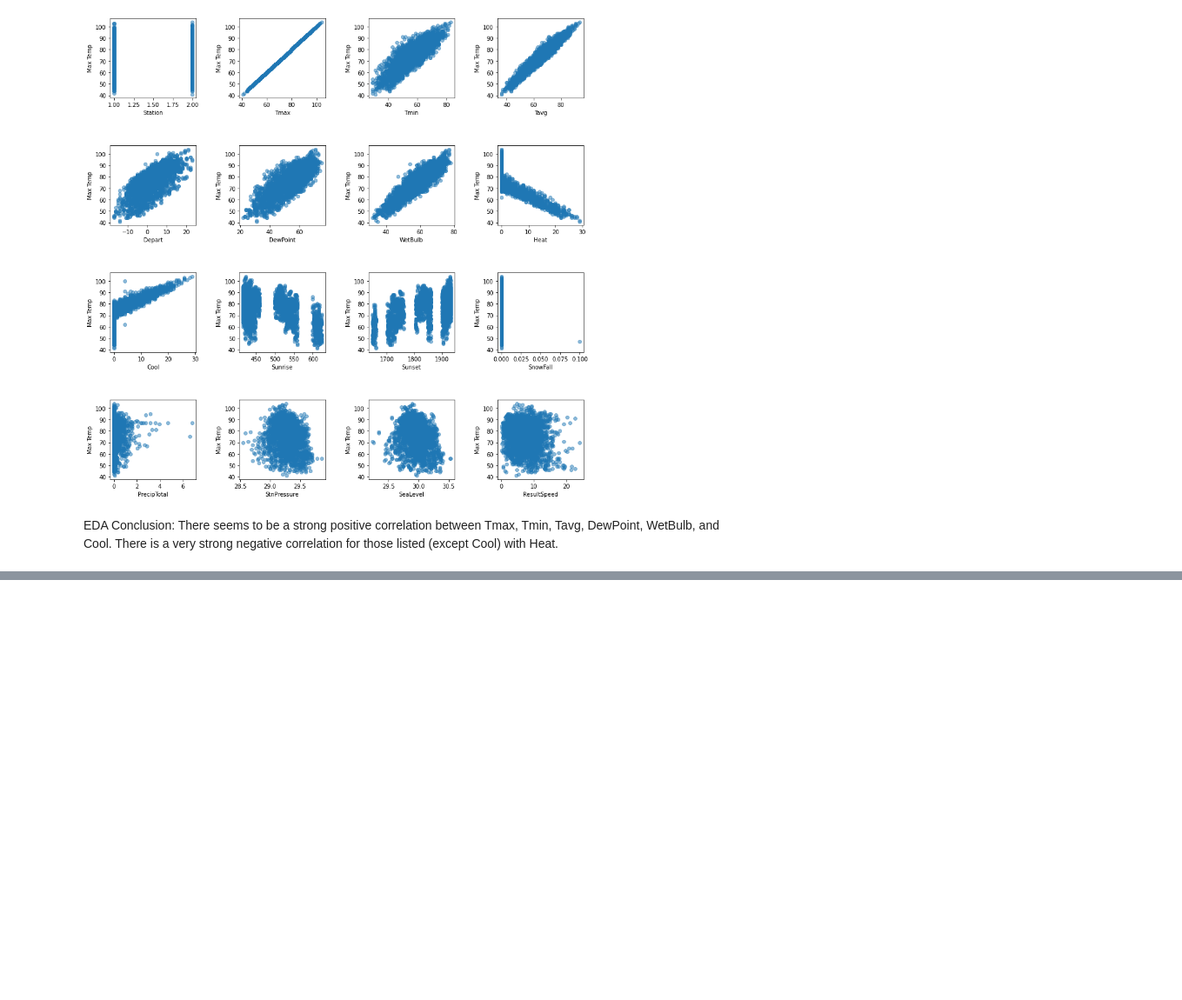
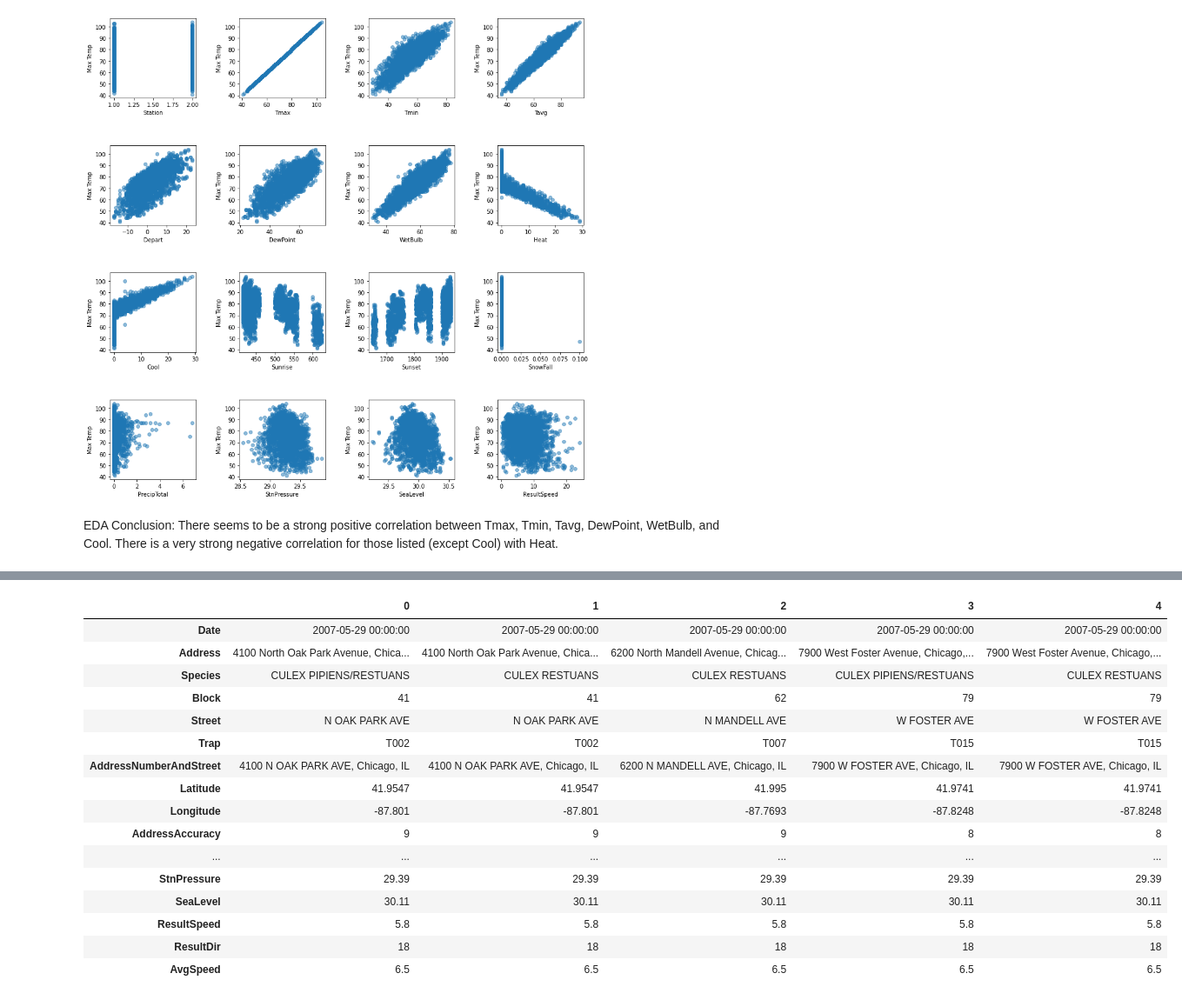
Before and after one commit to MayraC84/Capstone_Two, a Jupyter notebook: West_Nile_Data_Wrangling.ipynb, the cells around one changed output, grey strips where cells are left out. Shown: that part at 87% size. Cells and saved outputs as stored; diff of their text form; code cells hidden in the pictures; blank space fills up the shorter version.

```diff
--- a/West_Nile_Data_Wrangling.ipynb
+++ b/West_Nile_Data_Wrangling.ipynb
@@ -882,0 +943,21 @@ EDA Conclusion: There seems to be a strong positive correlation between Tmax, Tm
+# %%
+train_weather = train.merge(weather2, how='inner', left_on=['Date'], right_on=['Date'])
+train_weather.head().T
+# %% [output]
+|  | 0 | 1 | 2 | 3 | 4 |
+| Date | 2007-05-29 00:00:00 | 2007-05-29 00:00:00 | 2007-05-29 00:00:00 | 2007-05-29 00:00:00 | 2007-05-29 00:00:00 |
+| Address | 4100 North Oak Park Avenue, Chica... | 4100 North Oak Park Avenue, Chica... | 6200 North Mandell Avenue, Chicag... | 7900 West Foster Avenue, Chicago,... | 7900 West Foster Avenue, Chicago,... |
+| Species | CULEX PIPIENS/RESTUANS | CULEX RESTUANS | CULEX RESTUANS | CULEX PIPIENS/RESTUANS | CULEX RESTUANS |
+| Block | 41 | 41 | 62 | 79 | 79 |
+| Street | N OAK PARK AVE | N OAK PARK AVE | N MANDELL AVE | W FOSTER AVE | W FOSTER AVE |
+| Trap | T002 | T002 | T007 | T015 | T015 |
+| AddressNumberAndStreet | 4100 N OAK PARK AVE, Chicago, IL | 4100 N OAK PARK AVE, Chicago, IL | 6200 N MANDELL AVE, Chicago, IL | 7900 W FOSTER AVE, Chicago, IL | 7900 W FOSTER AVE, Chicago, IL |
+| Latitude | 41.9547 | 41.9547 | 41.995 | 41.9741 | 41.9741 |
+| Longitude | -87.801 | -87.801 | -87.7693 | -87.8248 | -87.8248 |
+| AddressAccuracy | 9 | 9 | 9 | 8 | 8 |
+| ... | ... | ... | ... | ... | ... |
+| StnPressure | 29.39 | 29.39 | 29.39 | 29.39 | 29.39 |
+| SeaLevel | 30.11 | 30.11 | 30.11 | 30.11 | 30.11 |
+| ResultSpeed | 5.8 | 5.8 | 5.8 | 5.8 | 5.8 |
+| ResultDir | 18 | 18 | 18 | 18 | 18 |
+| AvgSpeed | 6.5 | 6.5 | 6.5 | 6.5 | 6.5 |
```
Also changed, not shown: parts of 24 cells of this notebook.
